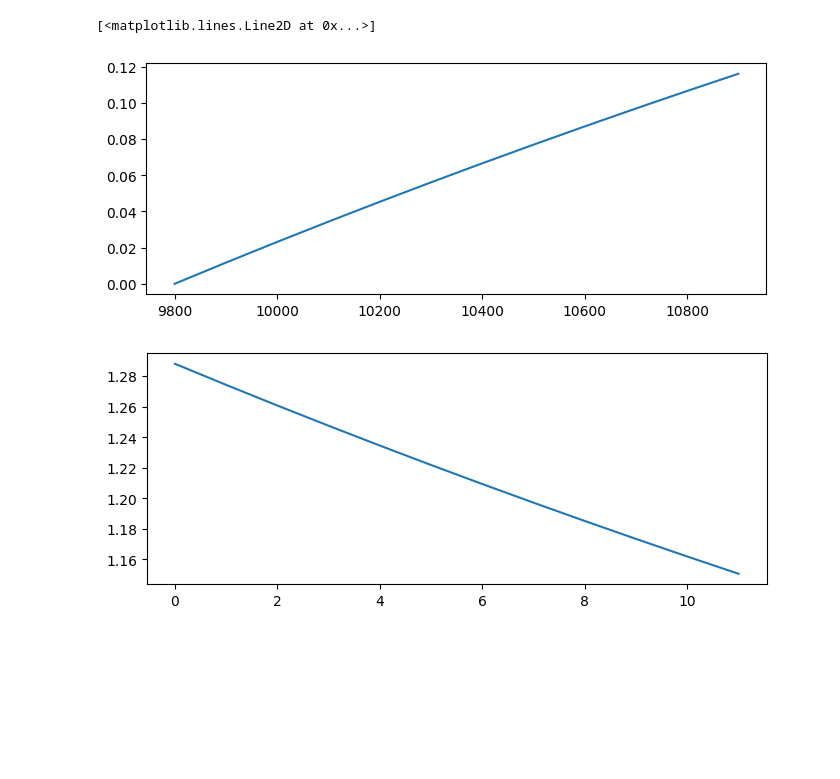
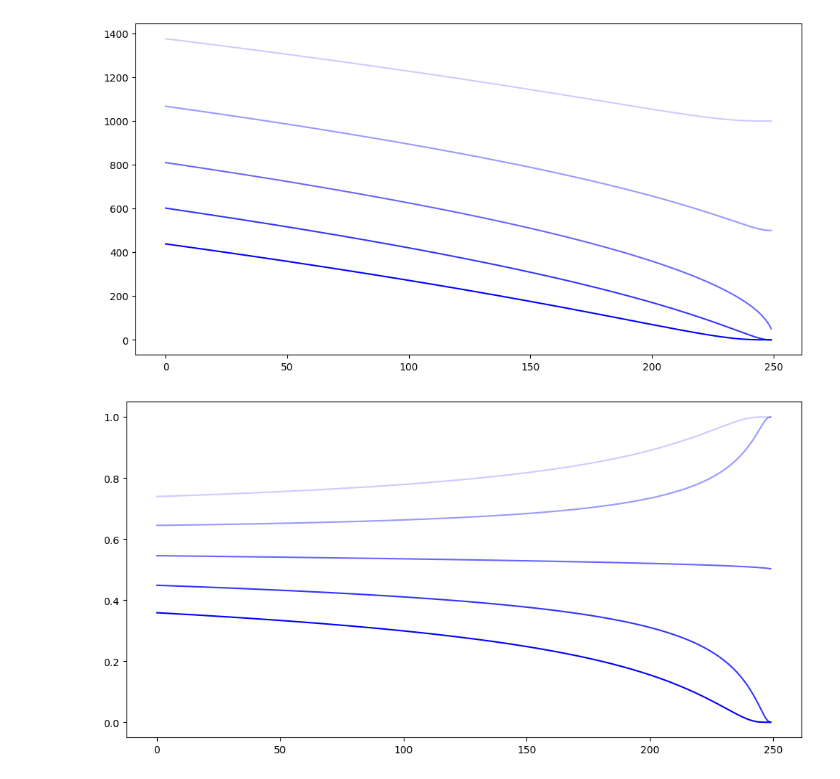
Before and after one commit to macha1811/BullSpreadStrategy, a Jupyter notebook: greeks.ipynb, the cells around one changed output. Saved outputs shown, nothing was run; the diff lists cells and outputs as text; code cells hidden in the pictures; blank space fills up the shorter version.

```diff
--- a/greeks.ipynb
+++ b/greeks.ipynb
@@ -4,15 +4,3 @@ import pandas as pd
 import matplotlib.pyplot as plt
 import yfinance as yf
 from src import DRCClass
-# %%
-S_t = 9950
-t = 0
-T = 60
-K = 10000 * (1 - 0.02)
-r = 0.001
-volatility = 0.10
-results = []
-for S_t in [10000*(1 + i/100) for i in range(-2, 10)]:
-    BS = DRCClass.BlackScholes(S_t, t, T, K, r, volatility)
-    d = BS.call_greeks()
-    results.append([d["premium"], d["delta"], d["vega"]])
@@ -31,9 +7,30 @@ plt.plot(results[1])
-# %%
-plt.figure(figsize=(8,3))
-plt.plot([10000*(1 + i/100) for i in range(-2, 10)],results[1]/results[0]*(np.array([10000*(1 + i/100) for i in range(-2, 10)])-K))
-plt.figure(figsize=(8,3))
-plt.plot(results[1]/results[0]*(S_t))
-# %% [output]
-[<matplotlib.lines.Line2D at 0x...>]
-[figure, removed]
-[figure, removed]
+# %%
+S_t = 10000
+T = 250
+K1 = S_t * (1 - 0.10)
+K2 = S_t * (1 - 0.05)
+K3 = S_t * (1 - 0.0)
+K4 = S_t * (1 + 0.05)
+K5 = S_t * (1 + 0.10)
+
+r = 0.003
+volatility = 0.20
+premiums = np.zeros((250,5))
+deltas = np.zeros((250,5))
+for t in range(250):
+    for idx, K in enumerate([K1,K2,K3,K4,K5]):
+        BS = DRCClass.BlackScholes(S_t, t/250, T/250, K, r, volatility)
+        d = BS.call_greeks()
+        premiums[t, idx] = d["premium"]
+        deltas[t, idx] = d["delta"]
+# %%
+plt.figure(figsize=(12,6))
+for i in range(5):
+    plt.plot(range(250), premiums.T[i], color="blue", alpha=0.2*(i+1))
+
+plt.figure(figsize=(12,6))
+for i in range(5):
+    plt.plot(range(250), deltas.T[i], color="blue", alpha=0.2*(i+1))
+# %% [output]
+[figure, added]
+[figure, added]
```
Also changed, not shown: parts of 2 cells of this notebook, 3 other files.
